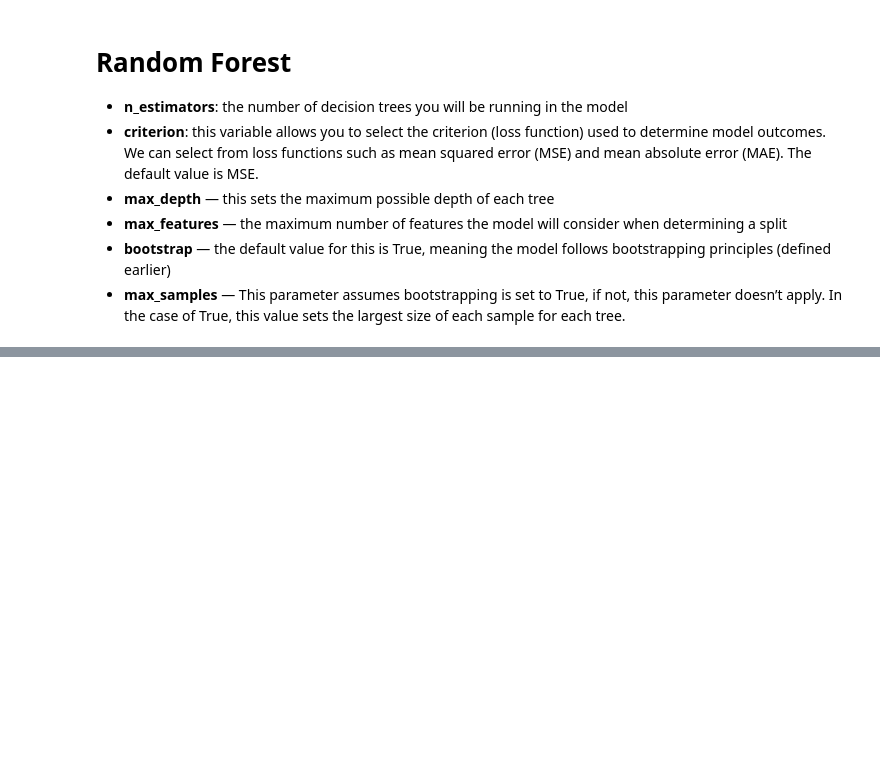
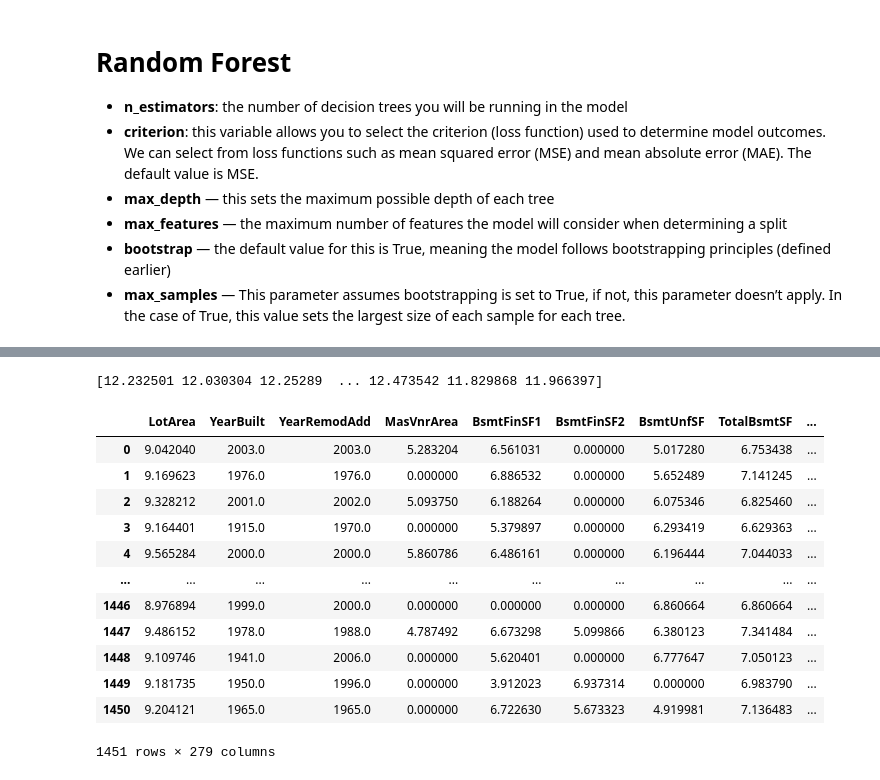
Before and after one commit to DomjanKatarina/House-Pricing-Kaggle-Competition, a Jupyter notebook: predictions.ipynb, the cells around one changed output, grey strips where cells are left out. Drawn from its saved outputs; the diff is of its cells as text; code cells hidden in the pictures; blank space fills up the shorter version.

Commit message:
Three predictive models

```diff
--- a/predictions.ipynb
+++ b/predictions.ipynb
@@ -683,0 +783,36 @@ print('MAE:', score)
+# %%
+# filling in the missing values of numerical columns
+num_X_final = X_final[num_var]
+num_X_test = X_test[num_var]
+
+my_imputer = SimpleImputer(strategy='mean')
+
+num_X_final = pd.DataFrame(my_imputer.fit_transform(num_X_final)).reset_index(drop=True)
+num_X_test = pd.DataFrame(my_imputer.transform(num_X_test)).reset_index(drop=True)
+
+num_X_final.columns = X_final[num_var].columns
+num_X_test.columns = X_test[num_var].columns
+# %%
+# apply one hot encoder for categorical variables
+OH_encoder = OneHotEncoder(handle_unknown='ignore', sparse=False)
+OH_cols_final = pd.DataFrame(OH_encoder.fit_transform(X_final[cat_var]))
+OH_cols_final.columns = OH_encoder.get_feature_names()
+OH_cols_test = pd.DataFrame(OH_encoder.transform(X_test[cat_var]))
+OH_cols_test.columns = OH_encoder.get_feature_names()
+
+# One-hot encoding removed index; put it back
+OH_cols_final.index = X_final.index
+OH_cols_test.index = X_test.index
+
+OH_cols_final.reset_index(drop=True, inplace=True)
+OH_cols_test.reset_index(drop=True, inplace=True)
+# %%
+# determine X final and test sets with the transformed columns
+X_final = pd.concat([num_X_final, OH_cols_final, X_final[['Garage', 'Bsmt', 'Pool']].reset_index(drop=True)], axis=1)
+X_test = pd.concat([num_X_final, OH_cols_final, X_final[['Garage', 'Bsmt', 'Pool']].reset_index(drop=True)], axis=1)
+# %%
+model = XGBRegressor(n_estimators=250, learning_rate=0.05)
+model.fit(X_final, y_final)
+
+# get predictions
+predictions = model.predict(X_test)
@@ -683,0 +821,22 @@ print('MAE:', score)
+# %%
+print(predictions)
+# %% [output]
+[12.232501 12.030304 12.25289  ... 12.473542 11.829868 11.966397]
+# %%
+data_final = pd.concat([X_test, pd.Series(predictions)], axis=1)
+data_final.rename(columns={0: 'SalePricePredicted'}, inplace=True)
+data_final
+# %% [output]
+|  | LotArea | YearBuilt | YearRemodAdd | MasVnrArea | BsmtFinSF1 | BsmtFinSF2 | BsmtUnfSF | TotalBsmtSF | ... |
+| 0 | 9.042040 | 2003.0 | 2003.0 | 5.283204 | 6.561031 | 0.000000 | 5.017280 | 6.753438 | ... |
+| 1 | 9.169623 | 1976.0 | 1976.0 | 0.000000 | 6.886532 | 0.000000 | 5.652489 | 7.141245 | ... |
+| 2 | 9.328212 | 2001.0 | 2002.0 | 5.093750 | 6.188264 | 0.000000 | 6.075346 | 6.825460 | ... |
+| 3 | 9.164401 | 1915.0 | 1970.0 | 0.000000 | 5.379897 | 0.000000 | 6.293419 | 6.629363 | ... |
+| 4 | 9.565284 | 2000.0 | 2000.0 | 5.860786 | 6.486161 | 0.000000 | 6.196444 | 7.044033 | ... |
+| ... | ... | ... | ... | ... | ... | ... | ... | ... | ... |
+| 1446 | 8.976894 | 1999.0 | 2000.0 | 0.000000 | 0.000000 | 0.000000 | 6.860664 | 6.860664 | ... |
+| 1447 | 9.486152 | 1978.0 | 1988.0 | 4.787492 | 6.673298 | 5.099866 | 6.380123 | 7.341484 | ... |
+| 1448 | 9.109746 | 1941.0 | 2006.0 | 0.000000 | 5.620401 | 0.000000 | 6.777647 | 7.050123 | ... |
+| 1449 | 9.181735 | 1950.0 | 1996.0 | 0.000000 | 3.912023 | 6.937314 | 0.000000 | 6.983790 | ... |
+| 1450 | 9.204121 | 1965.0 | 1965.0 | 0.000000 | 6.722630 | 5.673323 | 4.919981 | 7.136483 | ... |
+1451 rows × 279 columns
```
Also changed, not shown: parts of 35 cells of this notebook.
